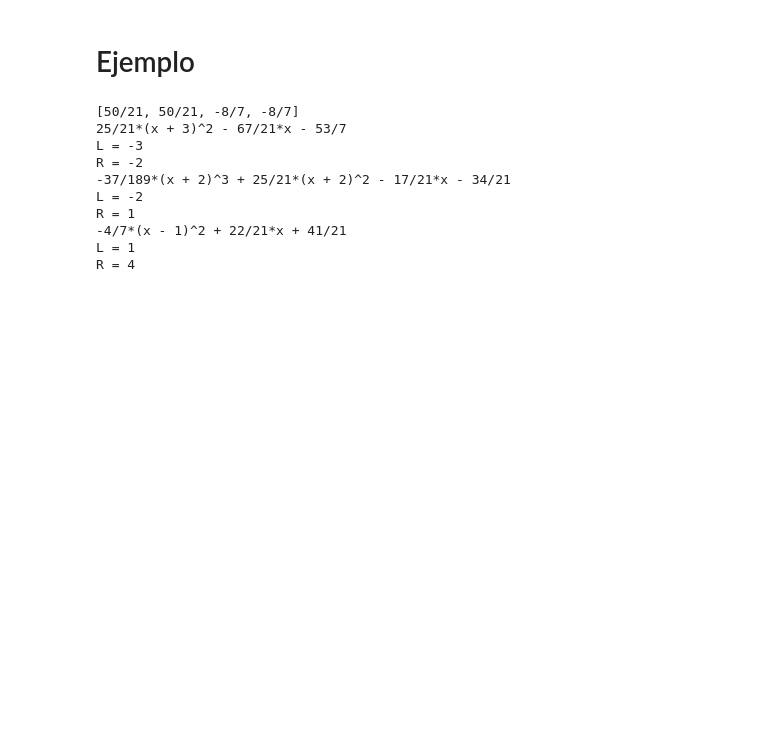
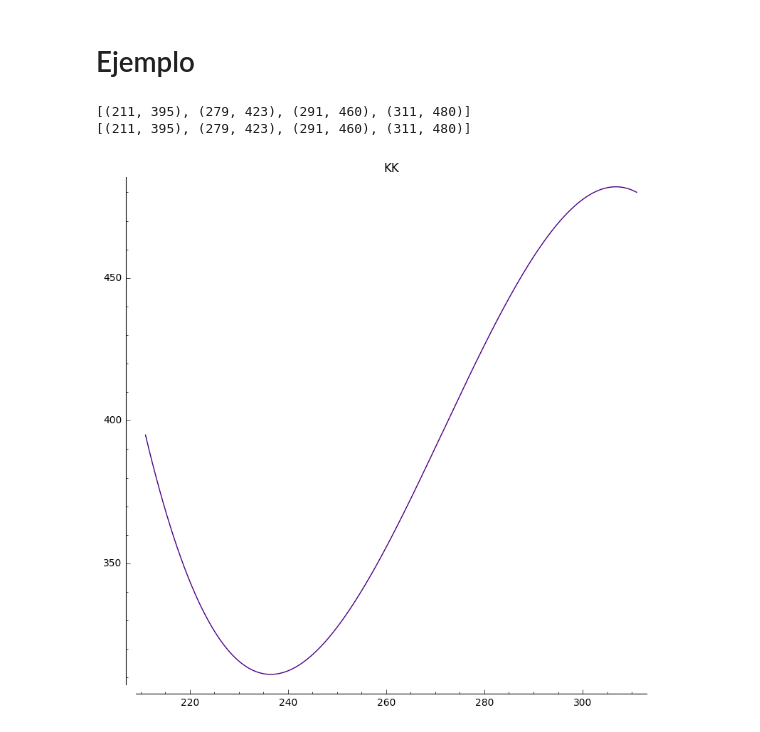
Before and after one commit to racsosabe/CM431-Analisis-Numerico-II, a Jupyter notebook: Algoritmos/Interpolacion de Spline Cubica con Terminacion Parabolica.ipynb, the cells around one changed output. Saved outputs shown, nothing was run; the diff lists cells and outputs as text; code cells hidden in the pictures; blank space fills up the shorter version.

```diff
--- a/Algoritmos/Interpolacion de Spline Cubica con Terminacion Parabolica.ipynb
+++ b/Algoritmos/Interpolacion de Spline Cubica con Terminacion Parabolica.ipynb
@@ -144,22 +127,33 @@ def CubicSplineParabolica(points):
 # %% [markdown]
 # Ejemplo
-# %%
-points = [(-3, 2), (-2, 0), (1, 3), (4, 1)]
-
-P = CubicSplineParabolica(points)
-
-printPolynomials(P)
-# %% [output]
-[50/21, 50/21, -8/7, -8/7]
-25/21*(x + 3)^2 - 67/21*x - 53/7
-L = -3
-R = -2
--37/189*(x + 2)^3 + 25/21*(x + 2)^2 - 17/21*x - 34/21
-L = -2
-R = 1
--4/7*(x - 1)^2 + 22/21*x + 41/21
-L = 1
-R = 4
+# %%
+def transform(points):
+    new_points = []
+    i = len(points) - 1
+    while i >= 0:
+        new_points.append((points[i][1], 609 - points[i][0]))
+        i -= 1
+    return new_points
+
+points = [(129, 311), (149, 291), (186, 279), (214, 211)]
+
+new_points = transform(points)
+
+print(new_points)
+
+L = 1e9
+R = -1e9
+for x in new_points:
+    L = min(L, x[0])
+    R = max(R, x[0])
+
+P = Newton(transform(points))
+
+plotPoly([P], "KK", [L], [R])
+# %% [output]
+[(211, 395), (279, 423), (291, 460), (311, 480)]
+[(211, 395), (279, 423), (291, 460), (311, 480)]
+[figure, added]
 # %%
 points = [(-3, 2), (-2, 0), (1, 3), (4, 1)]
 
```
Also changed, not shown: parts of 3 cells of this notebook, 8 other files.
